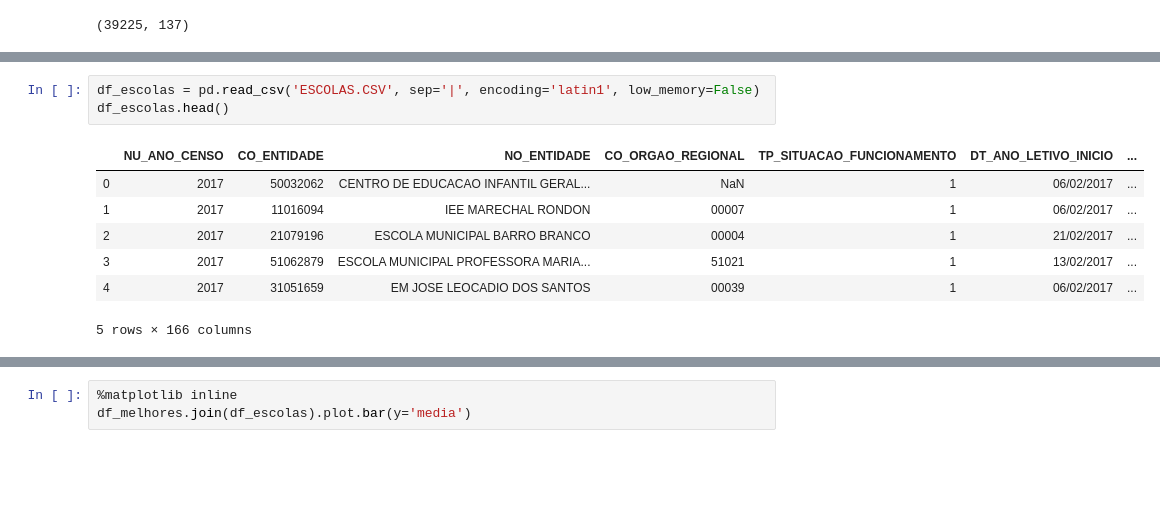
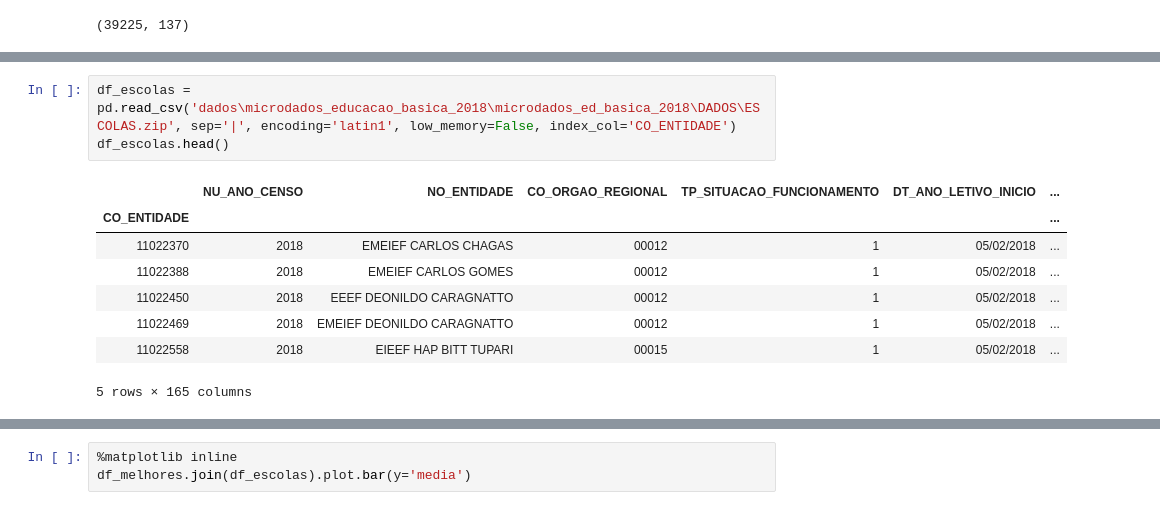
Before and after one commit to pauloneves/educacao, a Jupyter notebook: ledados.ipynb, the cells around one changed output, grey strips where cells are left out. Cells and saved outputs as stored; diff of their text form; blank space fills up the shorter version.

Commit message:
lendo dados locais

```diff
--- a/ledados.ipynb
+++ b/ledados.ipynb
@@ -76,11 +97,12 @@ df_melhores
 # %%
-df_escolas = pd.read_csv('ESCOLAS.CSV', sep='|', encoding='latin1', low_memory=False)
+df_escolas = pd.read_csv('dados\microdados_educacao_basica_2018\microdados_ed_basica_2018\DADOS\ESCOLAS.zip', sep='|', encoding='latin1', low_memory=False, index_col='CO_ENTIDADE')
 df_escolas.head()
 # %% [output]
-|  | NU_ANO_CENSO | CO_ENTIDADE | NO_ENTIDADE | CO_ORGAO_REGIONAL | TP_SITUACAO_FUNCIONAMENTO | DT_ANO_LETIVO_INICIO | ... |
-| 0 | 2017 | 50032062 | CENTRO DE EDUCACAO INFANTIL GERAL... | NaN | 1 | 06/02/2017 | ... |
-| 1 | 2017 | 11016094 | IEE MARECHAL RONDON | 00007 | 1 | 06/02/2017 | ... |
-| 2 | 2017 | 21079196 | ESCOLA MUNICIPAL BARRO BRANCO | 00004 | 1 | 21/02/2017 | ... |
-| 3 | 2017 | 51062879 | ESCOLA MUNICIPAL PROFESSORA MARIA... | 51021 | 1 | 13/02/2017 | ... |
-| 4 | 2017 | 31051659 | EM JOSE LEOCADIO DOS SANTOS | 00039 | 1 | 06/02/2017 | ... |
+|  | NU_ANO_CENSO | NO_ENTIDADE | CO_ORGAO_REGIONAL | TP_SITUACAO_FUNCIONAMENTO | DT_ANO_LETIVO_INICIO | ... |
+| CO_ENTIDADE |  |  |  |  |  | ... |
+| 11022370 | 2018 | EMEIEF CARLOS CHAGAS | 00012 | 1 | 05/02/2018 | ... |
+| 11022388 | 2018 | EMEIEF CARLOS GOMES | 00012 | 1 | 05/02/2018 | ... |
+| 11022450 | 2018 | EEEF DEONILDO CARAGNATTO | 00012 | 1 | 05/02/2018 | ... |
+| 11022469 | 2018 | EMEIEF DEONILDO CARAGNATTO | 00012 | 1 | 05/02/2018 | ... |
+| 11022558 | 2018 | EIEEF HAP BITT TUPARI | 00015 | 1 | 05/02/2018 | ... |
-5 rows × 166 columns
+5 rows × 165 columns
```
Also changed, not shown: parts of 20 cells of this notebook, 2 other files.
